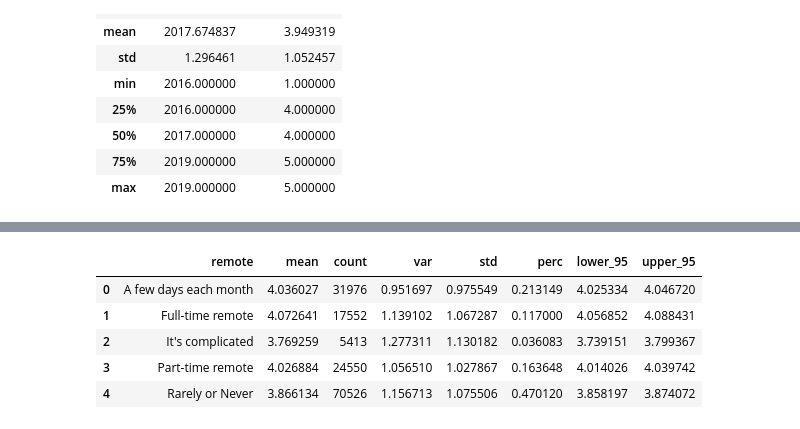
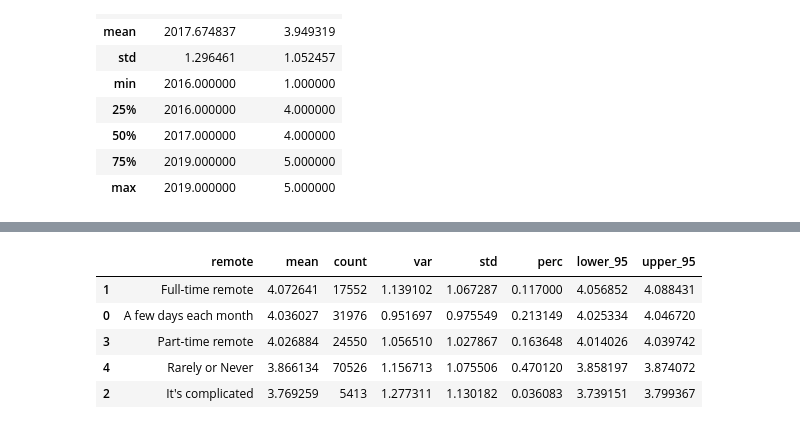
Before and after one commit to hamidkhbl/StackoverflowSurvey, a Jupyter notebook: RemoteAndJobSatisfaction.ipynb, the cells around one changed output, grey strips where cells are left out. Drawn from its saved outputs; the diff is of its cells as text; code cells hidden in the pictures.

```diff
--- a/RemoteAndJobSatisfaction.ipynb
+++ b/RemoteAndJobSatisfaction.ipynb
@@ -59,10 +147,12 @@ def calc_amt(df, col_name, col_calc):
 # %%
 # check significance
-calc_amt(df, 'remote','CareerSat')
+df_mean = calc_amt(df, 'remote','CareerSat')
+
+df_mean.sort_values('mean', ascending = False).style.bar(subset=["mean"], color='lightgreen')
 # %% [output]
 |  | remote | mean | count | var | std | perc | lower_95 | upper_95 |
+| 1 | Full-time remote | 4.072641 | 17552 | 1.139102 | 1.067287 | 0.117000 | 4.056852 | 4.088431 |
 | 0 | A few days each month | 4.036027 | 31976 | 0.951697 | 0.975549 | 0.213149 | 4.025334 | 4.046720 |
-| 1 | Full-time remote | 4.072641 | 17552 | 1.139102 | 1.067287 | 0.117000 | 4.056852 | 4.088431 |
-| 2 | It's complicated | 3.769259 | 5413 | 1.277311 | 1.130182 | 0.036083 | 3.739151 | 3.799367 |
 | 3 | Part-time remote | 4.026884 | 24550 | 1.056510 | 1.027867 | 0.163648 | 4.014026 | 4.039742 |
 | 4 | Rarely or Never | 3.866134 | 70526 | 1.156713 | 1.075506 | 0.470120 | 3.858197 | 3.874072 |
+| 2 | It's complicated | 3.769259 | 5413 | 1.277311 | 1.130182 | 0.036083 | 3.739151 | 3.799367 |
```
Also changed, not shown: parts of 11 cells of this notebook.
